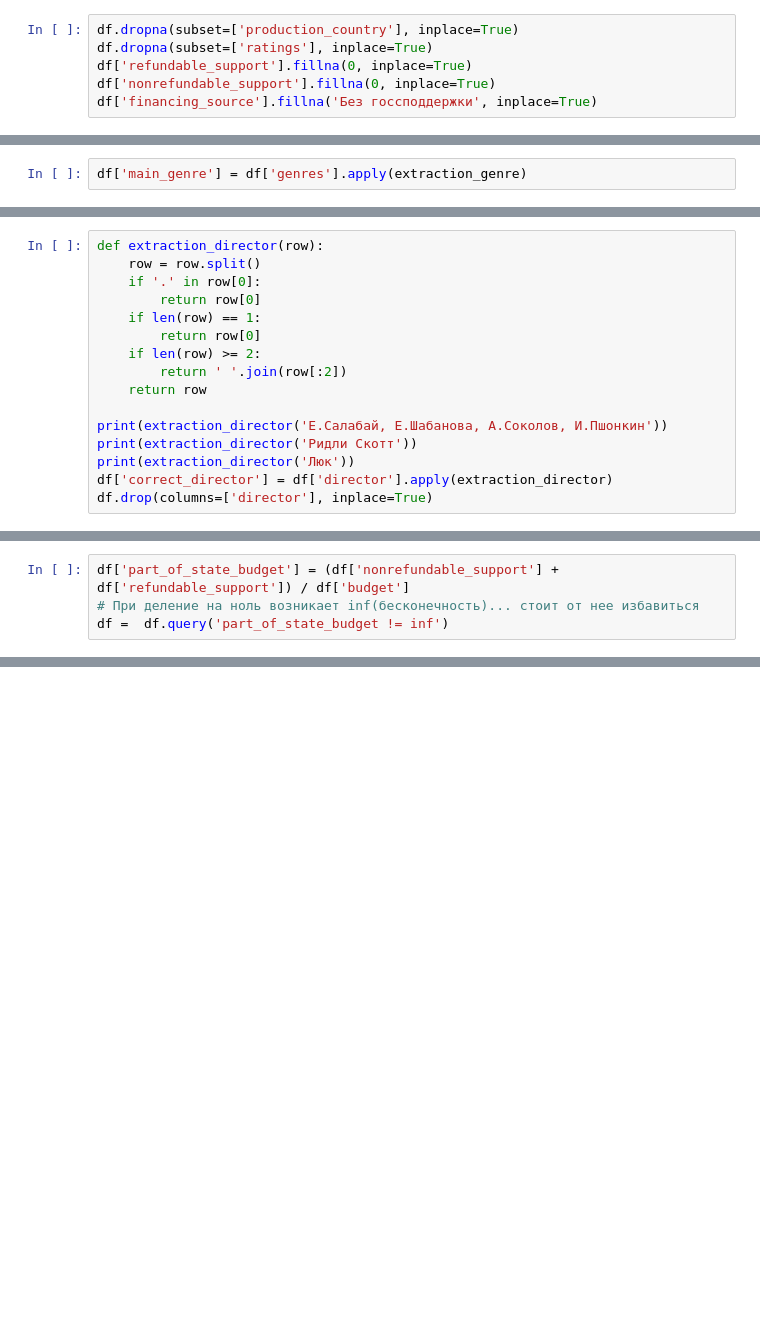
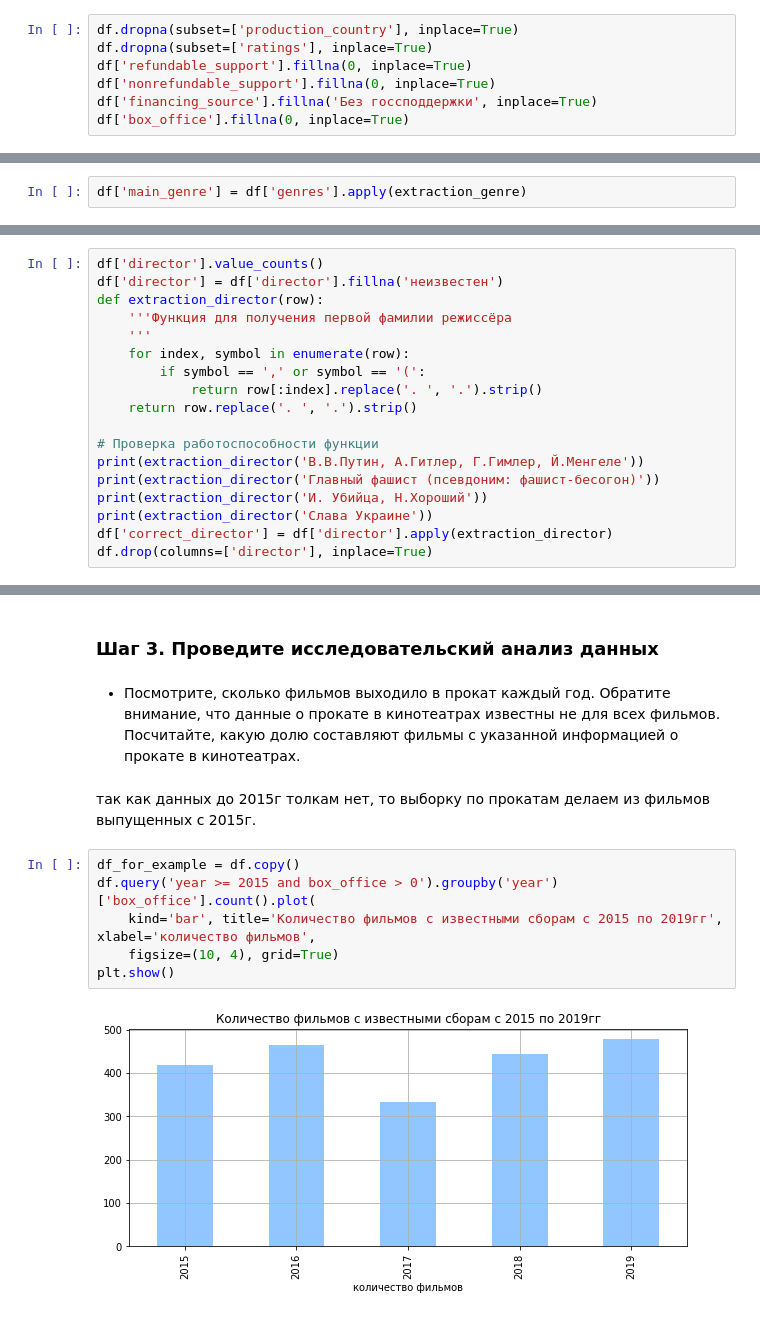
Before and after one commit to mangustik228/project_ds_4, a Jupyter notebook: project_4.ipynb, the cells around one changed output, grey strips where cells are left out. Saved outputs shown, nothing was run; the diff lists cells and outputs as text; blank space fills up the shorter version.

```diff
--- a/project_4.ipynb
+++ b/project_4.ipynb
@@ -127,3 +131,4 @@ df.dropna(subset=['ratings'], inplace=True)
 df['refundable_support'].fillna(0, inplace=True)
 df['nonrefundable_support'].fillna(0, inplace=True)
 df['financing_source'].fillna('Без госсподдержки', inplace=True)
+df['box_office'].fillna(0, inplace=True)
@@ -238,16 +321,0 @@ df['director'] = df['director'].fillna('неизвестен')
-# %%
-def extraction_director(row):
-    row = row.split()
-    if '.' in row[0]:
-        return row[0]
-    if len(row) == 1:
-        return row[0]
-    if len(row) >= 2:
-        return ' '.join(row[:2])
-    return row
-
-print(extraction_director('Е.Салабай, Е.Шабанова, А.Соколов, И.Пшонкин'))
-print(extraction_director('Ридли Скотт'))
-print(extraction_director('Люк'))
-df['correct_director'] = df['director'].apply(extraction_director)
-df.drop(columns=['director'], inplace=True)
@@ -258,4 +321,0 @@ df.drop(columns=['director'], inplace=True)
-# %%
-df['part_of_state_budget'] = (df['nonrefundable_support'] + df['refundable_support']) / df['budget']
-# При деление на ноль возникает inf(бесконечность)... стоит от нее избавиться
-df =  df.query('part_of_state_budget != inf')
@@ -329,0 +333,18 @@ df[df['box_office'].notna()].pivot_table(
+# %%
+df['director'].value_counts()
+df['director'] = df['director'].fillna('неизвестен')
+def extraction_director(row):
+    '''Функция для получения первой фамилии режиссёра
+    '''
+    for index, symbol in enumerate(row):
+        if symbol == ',' or symbol == '(':
+            return row[:index].replace('. ', '.').strip()
+    return row.replace('. ', '.').strip()
+
+# Проверка работоспособности функции
+print(extraction_director('В.В.Путин, А.Гитлер, Г.Гимлер, Й.Менгеле'))
+print(extraction_director('Главный фашист (псевдоним: фашист-бесогон)'))
+print(extraction_director('И. Убийца, Н.Хороший'))
+print(extraction_director('Слава Украине'))
+df['correct_director'] = df['director'].apply(extraction_director)
+df.drop(columns=['director'], inplace=True)
@@ -329,0 +360,14 @@ df[df['box_office'].notna()].pivot_table(
+# %% [markdown]
+### Шаг 3. Проведите исследовательский анализ данных
+# %% [markdown]
+- Посмотрите, сколько фильмов выходило в прокат каждый год. Обратите внимание, что данные о прокате в кинотеатрах известны не для всех фильмов. Посчитайте, какую долю составляют фильмы с указанной информацией о прокате в кинотеатрах.
+# %% [markdown]
+так как данных до 2015г толкам нет, то выборку по прокатам делаем из фильмов выпущенных с 2015г.
+# %%
+df_for_example = df.copy()
+df.query('year >= 2015 and box_office > 0').groupby('year')['box_office'].count().plot(
+    kind='bar', title='Количество фильмов с известными сборам с 2015 по 2019гг', xlabel='количество фильмов',
+    figsize=(10, 4), grid=True)
+plt.show()
+# %% [output]
+[figure, added]
```
Also changed, not shown: parts of 117 cells of this notebook.
